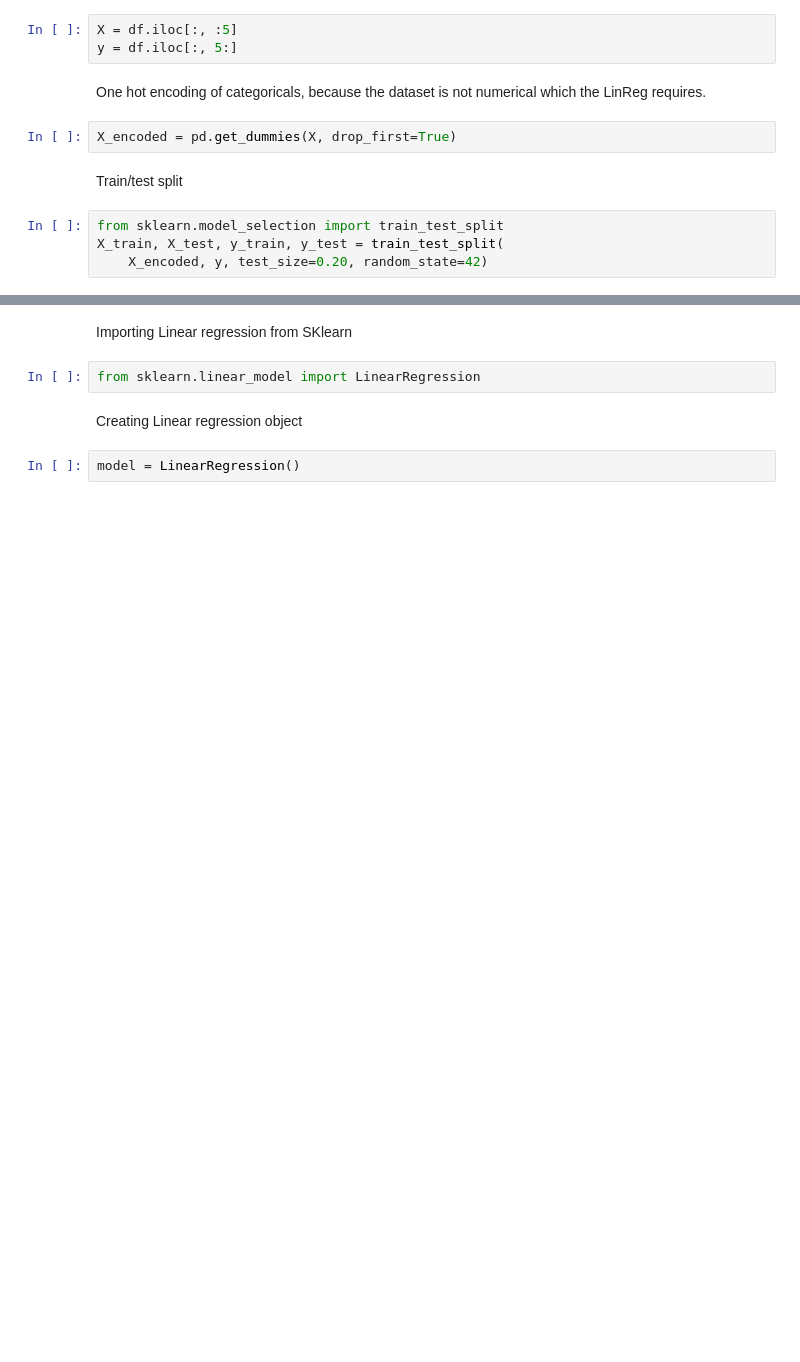
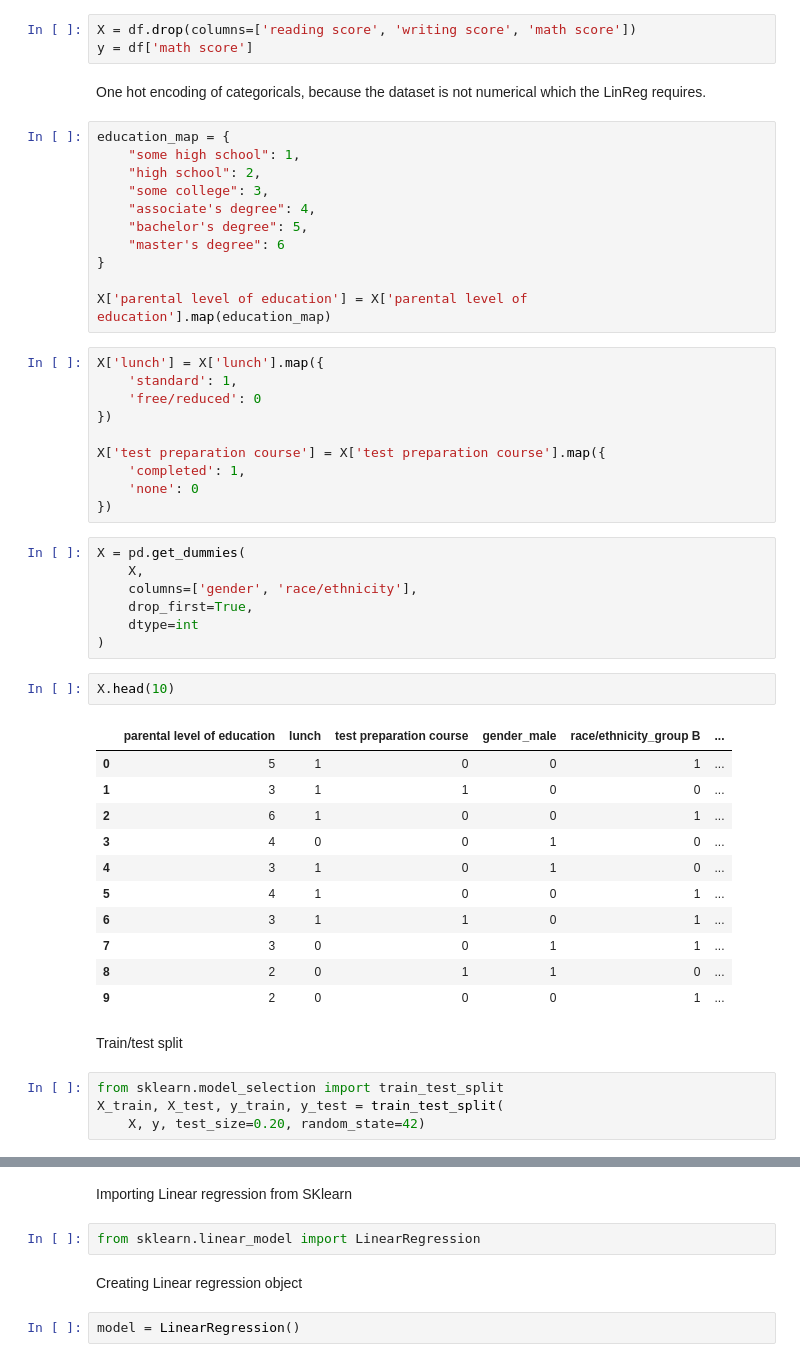
Before and after one commit to DeveshRohit/Student-Performance, a Jupyter notebook: studentperf.ipynb, the cells around one changed output, grey strips where cells are left out. Cells and saved outputs as stored; diff of their text form; blank space fills up the shorter version.

```diff
--- a/studentperf.ipynb
+++ b/studentperf.ipynb
@@ -82,13 +84,53 @@ Splitting data into independent and dependent variables
 # %%
-X = df.iloc[:, :5]
-y = df.iloc[:, 5:]
+X = df.drop(columns=['reading score', 'writing score', 'math score'])
+y = df['math score']
 # %% [markdown]
 One hot encoding of categoricals, because the dataset is not numerical which the LinReg requires.
+# %%
+education_map = {
+    "some high school": 1,
+    "high school": 2,
+    "some college": 3,
+    "associate's degree": 4,
+    "bachelor's degree": 5,
+    "master's degree": 6
+}
+
+X['parental level of education'] = X['parental level of education'].map(education_map)
+# %%
+X['lunch'] = X['lunch'].map({
+    'standard': 1,
+    'free/reduced': 0
+})
+
+X['test preparation course'] = X['test preparation course'].map({
+    'completed': 1,
+    'none': 0
+})
 # %%
-X_encoded = pd.get_dummies(X, drop_first=True)
+X = pd.get_dummies(
+    X,
+    columns=['gender', 'race/ethnicity'],
+    drop_first=True,
+    dtype=int
+)
-# %% [markdown]
-Train/test split
-# %%
-from sklearn.model_selection import train_test_split
-X_train, X_test, y_train, y_test = train_test_split(
-    X_encoded, y, test_size=0.20, random_state=42)
+# %%
+X.head(10)
+# %% [output]
+|  | parental level of education | lunch | test preparation course | gender_male | race/ethnicity_group B | ... |
+| 0 | 5 | 1 | 0 | 0 | 1 | ... |
+| 1 | 3 | 1 | 1 | 0 | 0 | ... |
+| 2 | 6 | 1 | 0 | 0 | 1 | ... |
+| 3 | 4 | 0 | 0 | 1 | 0 | ... |
+| 4 | 3 | 1 | 0 | 1 | 0 | ... |
+| 5 | 4 | 1 | 0 | 0 | 1 | ... |
+| 6 | 3 | 1 | 1 | 0 | 1 | ... |
+| 7 | 3 | 0 | 0 | 1 | 1 | ... |
+| 8 | 2 | 0 | 1 | 1 | 0 | ... |
+| 9 | 2 | 0 | 0 | 0 | 1 | ... |
+# %% [markdown]
+Train/test split
+# %%
+from sklearn.model_selection import train_test_split
+X_train, X_test, y_train, y_test = train_test_split(
+    X, y, test_size=0.20, random_state=42)
```
Also changed, not shown: parts of 22 cells of this notebook.
